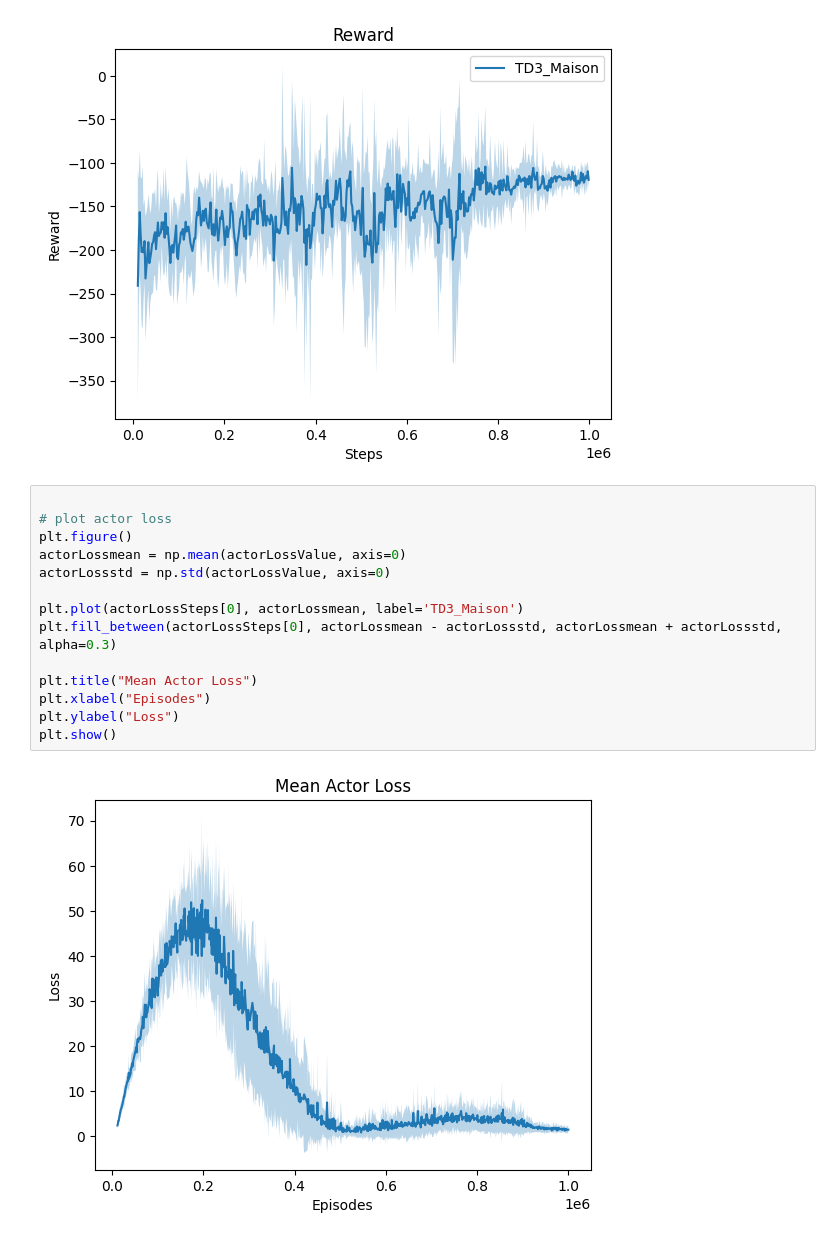
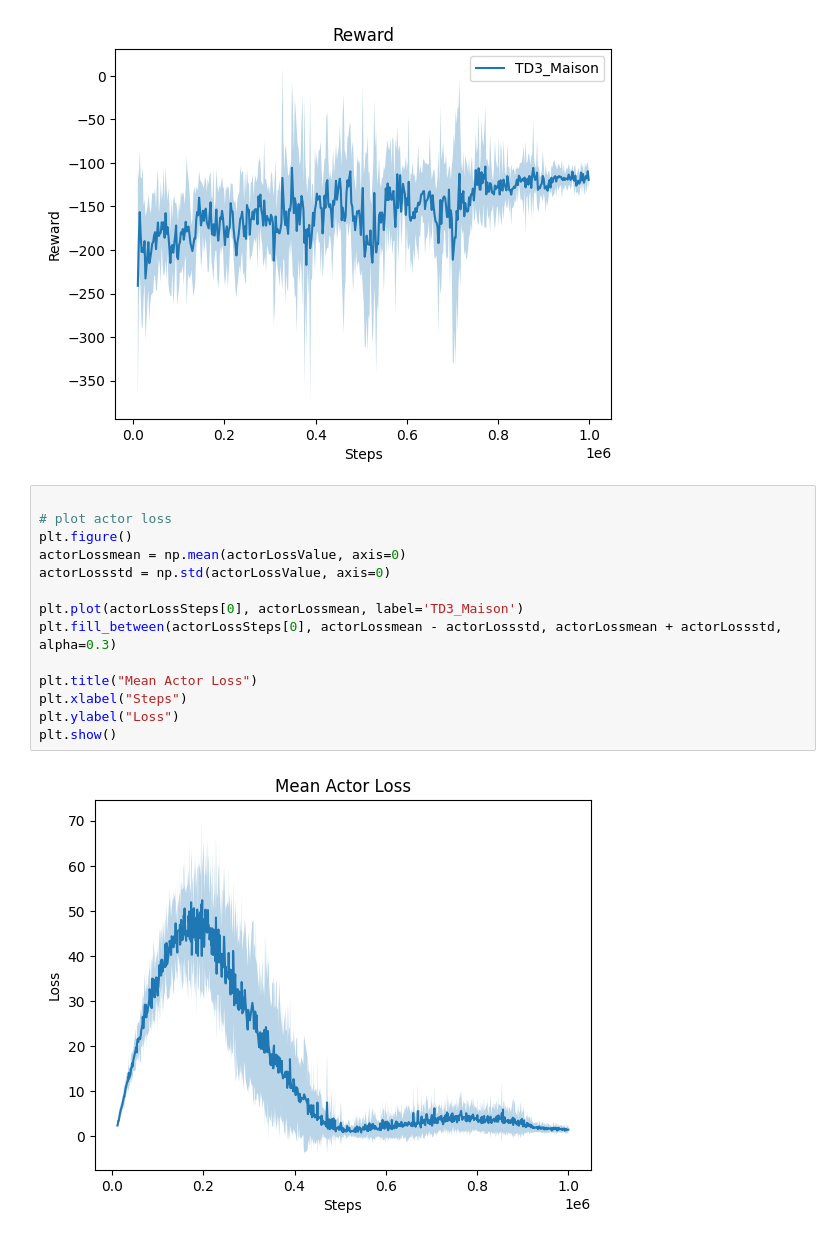
Before and after one commit to MaxMaiche/IAR-Mini-Projet, a Jupyter notebook: main.ipynb, the cells around one changed output. Saved outputs shown, nothing was run; the diff lists cells and outputs as text.

```diff
--- a/main.ipynb
+++ b/main.ipynb
@@ -60,16 +60,16 @@ plt.show()
 # %%
 
 # plot actor loss
 plt.figure()
 actorLossmean = np.mean(actorLossValue, axis=0)
 actorLossstd = np.std(actorLossValue, axis=0)
 
 plt.plot(actorLossSteps[0], actorLossmean, label='TD3_Maison')
 plt.fill_between(actorLossSteps[0], actorLossmean - actorLossstd, actorLossmean + actorLossstd, alpha=0.3)
 
 plt.title("Mean Actor Loss")
-plt.xlabel("Episodes")
+plt.xlabel("Steps")
 plt.ylabel("Loss")
 plt.show()
 # %% [output]
-[figure, old version]
+[figure, new version]
```
Also changed, not shown: 1 other file.
